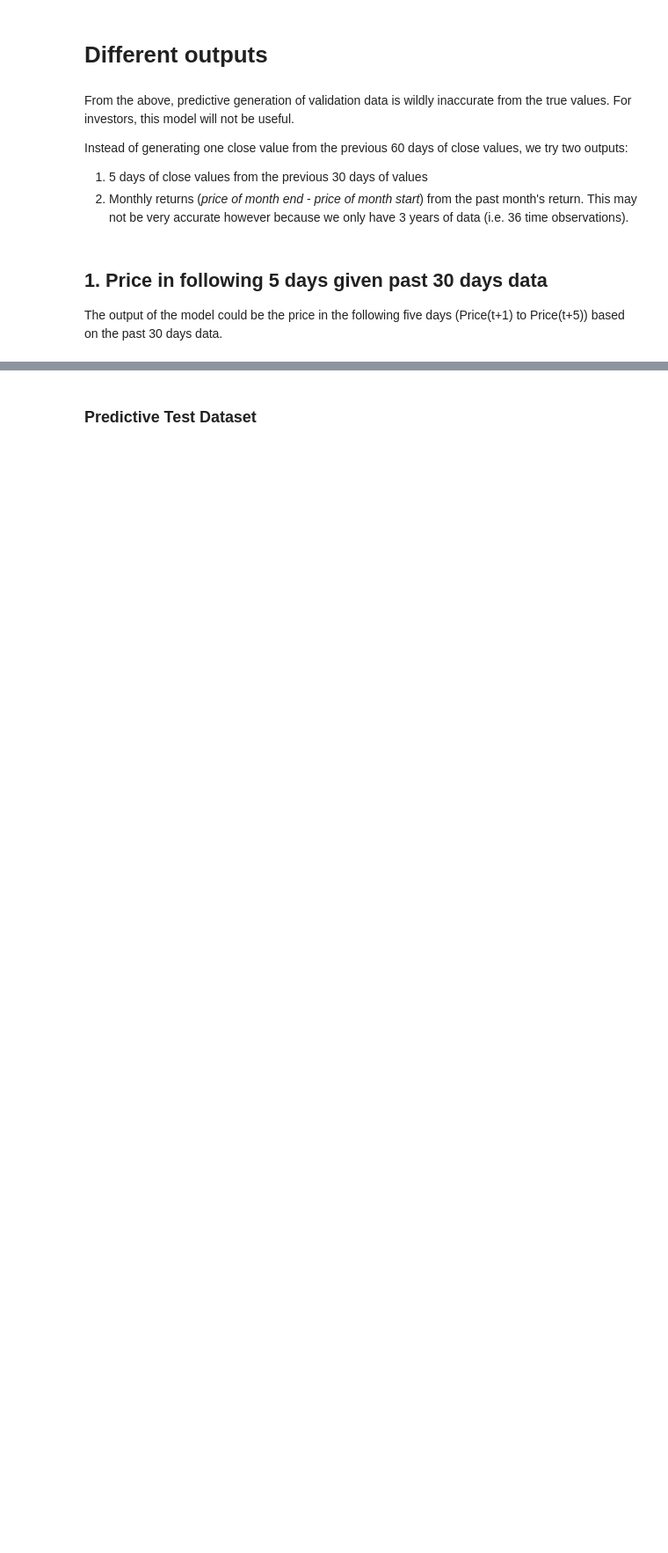
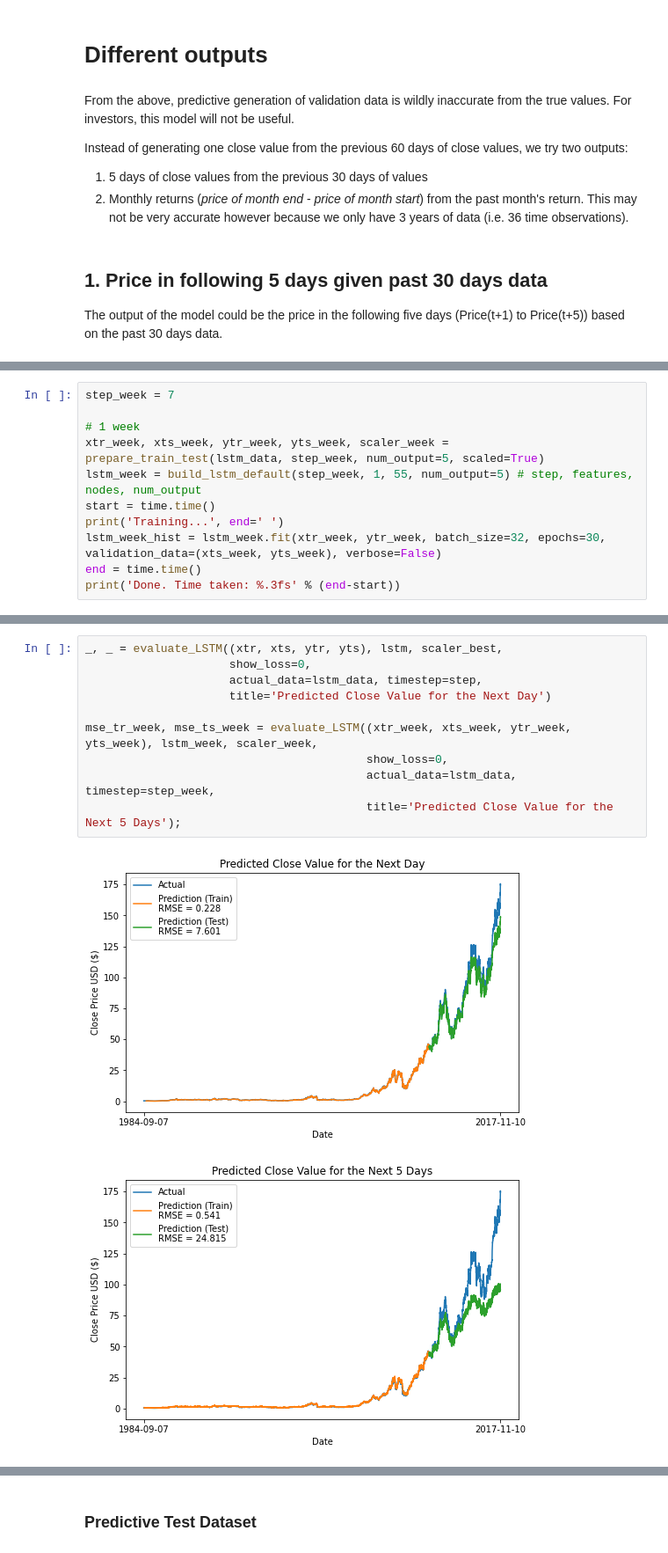
Before and after one commit to hoperawr/CS3244_Project, a Jupyter notebook: LSTM/LSTM_rach.ipynb, the cells around one changed output, grey strips where cells are left out. Shown: that part at 88% size. Cells and saved outputs as stored; diff of their text form; blank space fills up the shorter version.

```diff
--- a/LSTM/LSTM_rach.ipynb
+++ b/LSTM/LSTM_rach.ipynb
@@ -508,0 +480,11 @@ Epoch 30/30
+# %%
+step_week = 7
+
+# 1 week
+xtr_week, xts_week, ytr_week, yts_week, scaler_week = prepare_train_test(lstm_data, step_week, num_output=5, scaled=True)
+lstm_week = build_lstm_default(step_week, 1, 55, num_output=5) # step, features, nodes, num_output
+start = time.time()
+print('Training...', end=' ')
+lstm_week_hist = lstm_week.fit(xtr_week, ytr_week, batch_size=32, epochs=30, validation_data=(xts_week, yts_week), verbose=False)
+end = time.time()
+print('Done. Time taken: %.3fs' % (end-start))
@@ -509 +497,14 @@ Epoch 30/30
+# %%
+_, _ = evaluate_LSTM((xtr, xts, ytr, yts), lstm, scaler_best,
+                     show_loss=0,
+                     actual_data=lstm_data, timestep=step,
+                     title='Predicted Close Value for the Next Day')
+
+mse_tr_week, mse_ts_week = evaluate_LSTM((xtr_week, xts_week, ytr_week, yts_week), lstm_week, scaler_week,
+                                         show_loss=0,
+                                         actual_data=lstm_data, timestep=step_week,
+                                         title='Predicted Close Value for the Next 5 Days');
+# %% [output]
+[figure, added]
+[figure, added]
 # %%
```
Also changed, not shown: parts of 29 cells of this notebook.
